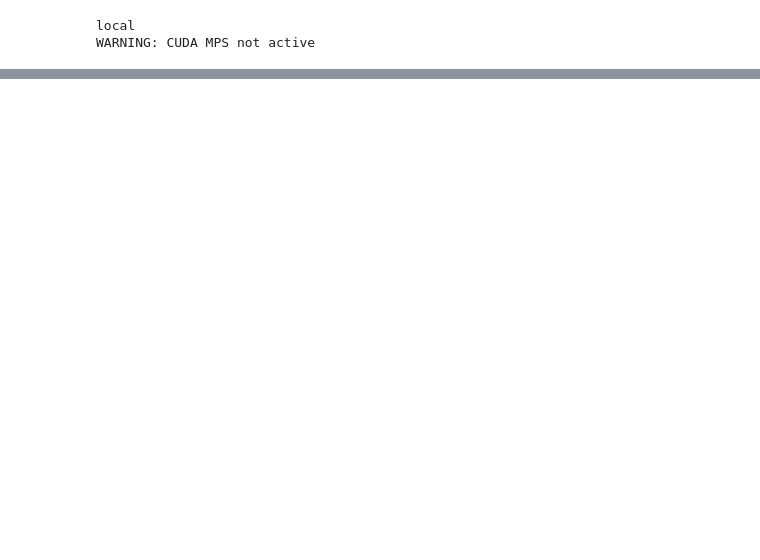
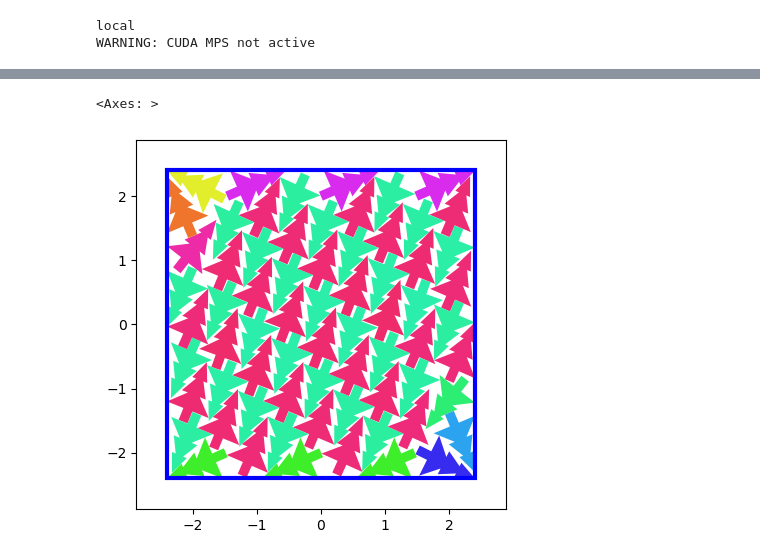
Before and after one commit to jcottaar/packing, a Jupyter notebook: analysis/test_ga.ipynb, the cells around one changed output, grey strips where cells are left out. Saved outputs shown, nothing was run; the diff lists cells and outputs as text; code cells hidden in the pictures; blank space fills up the shorter version.

```diff
--- a/analysis/test_ga.ipynb
+++ b/analysis/test_ga.ipynb
@@ -28,25 +28,29 @@ WARNING: CUDA MPS not active
 #kgs.enable_module_profiling(kgs)
 import pack_ga3
 import pack_runner
-importlib.reload(pack_ga3)
+#importlib.reload(pack_ga3)
 fastMode = False
 kgs.debugging_mode = 2
 
-for seed in range(1):
 
-    runner = pack_ga3.baseline_symmetry_180()
+runner = pack_ga3.baseline_symmetry_180()
 
-    ref_sol = kgs.dill_load(kgs.temp_dir + '/controller_runs/done/ga_N68_seed507_done.pickle')
-    runner.ga.ga_base.initializer.ref_sol = ref_sol.ga.champions[0].genotype
-    runner.ga.ga_base.initializer.ref_N = 20
-    runner.ga.N = 2
-    runner.ga.target_score = 0.365
+ref_sol = kgs.dill_load(kgs.temp_dir + '/controller_runs/done/ga_N68_seed507_done.pickle')
+runner.ga.ga_base.initializer.ref_sol = kgs.create_tiled_solution('Perfect dimer', 15,make_symmetric=True, axis1_offset=0., axis2_offset=0.5)
+#runner.ga.ga_base.initializer.ref_sol.xyt[:,:,:2] += cp.array([0.2,0.2])
+runner.ga.ga_base.initializer.ref_sol.canonicalize()
+runner.ga.ga_base.initializer.ref_N = 25
+runner.ga.target_score = 0.34
 
-    runner.ga.ga_base.N_trees_to_do = 68
-    runner.diagnostic_plot = True
-    runner.seed = seed
-    runner.plot_every = 10
-    #runner.filter_before_rough = 1.
+runner.ga.ga_base.N_trees_to_do = 68
+runner.n_generations = 100
+runner.diagnostic_plot = True
+runner.seed = 1
+runner.plot_every = 10
+#runner.filter_before_rough = 1.
 
-    runner.run()
+#runner.run()
+runner_temp = copy.deepcopy(runner)
+runner_temp.ga.ga_base.initializer.fixed_h = cp.array([np.sqrt(0.37*runner_temp.ga.ga_base.N_trees_to_do),0,0],dtype=kgs.dtype_cp)
+sol = runner_temp.ga.ga_base.initializer.initialize_population(1,runner_temp.ga.ga_base.N_trees_to_do)
 # %% [output]
@@ -53,0 +113,5 @@ Loading cached lookup table from /mnt/d//packing/temp//lut_cache/exact_sep_Nx900
+# %%
+pack_vis_sol.pack_vis_sol(ref_sol.ga.champions[0].phenotype, solution_idx=0)
+# %% [output]
+<Axes: >
+[figure, added]
```
Also changed, not shown: parts of 4 cells of this notebook, 4 other files.
